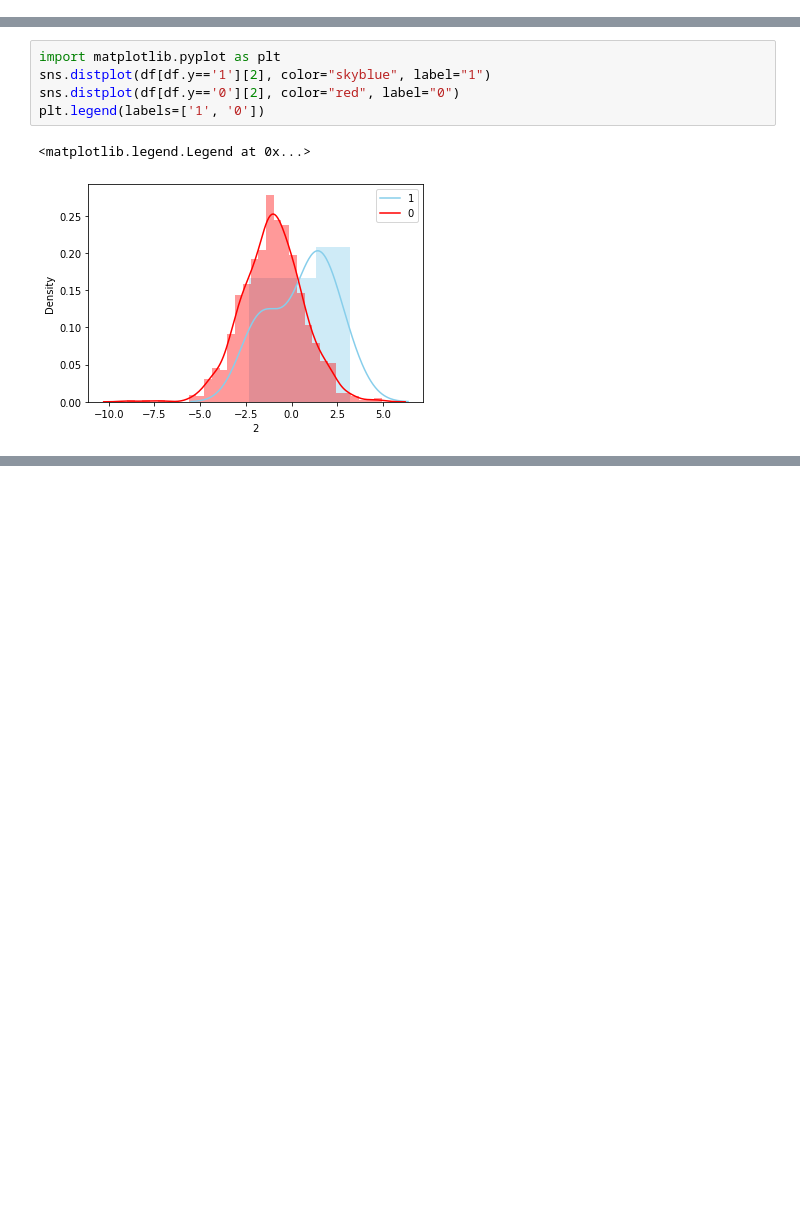
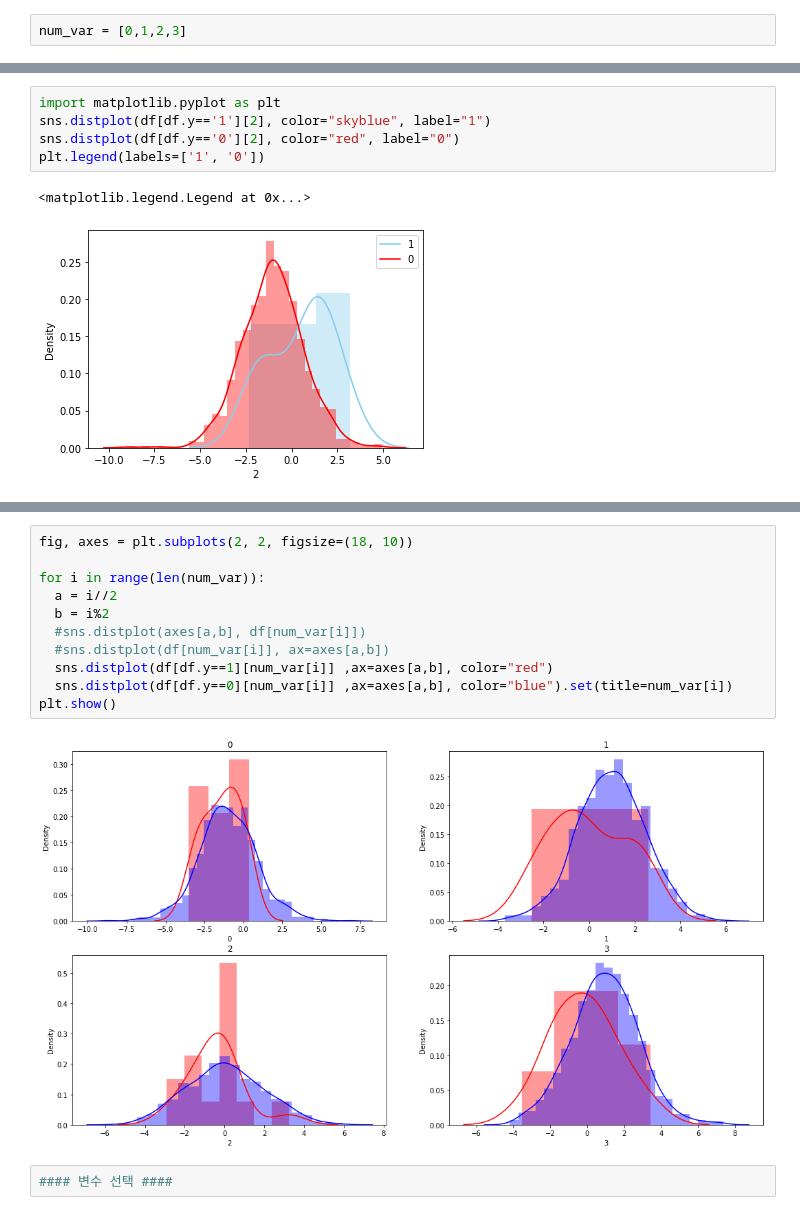
Before and after one commit to Kyungmin-Yu/BTC_prediction, a Jupyter notebook: vis_test.ipynb, the cells around one changed output, grey strips where cells are left out. Cells and saved outputs as stored; diff of their text form; blank space fills up the shorter version.

```diff
--- a/vis_test.ipynb
+++ b/vis_test.ipynb
@@ -6,0 +16,2 @@ import random
+# %%
+num_var = [0,1,2,3]
@@ -113,0 +116,15 @@ plt.legend(labels=['1', '0'])
+# %%
+fig, axes = plt.subplots(2, 2, figsize=(18, 10))
+
+for i in range(len(num_var)):
+  a = i//2
+  b = i%2
+  #sns.distplot(axes[a,b], df[num_var[i]])
+  #sns.distplot(df[num_var[i]], ax=axes[a,b])
+  sns.distplot(df[df.y==1][num_var[i]] ,ax=axes[a,b], color="red")
+  sns.distplot(df[df.y==0][num_var[i]] ,ax=axes[a,b], color="blue").set(title=num_var[i])
+plt.show()
+# %% [output]
+[figure, added]
+# %%
+#### 변수 선택 ####
```
Also changed, not shown: parts of 22 cells of this notebook.
